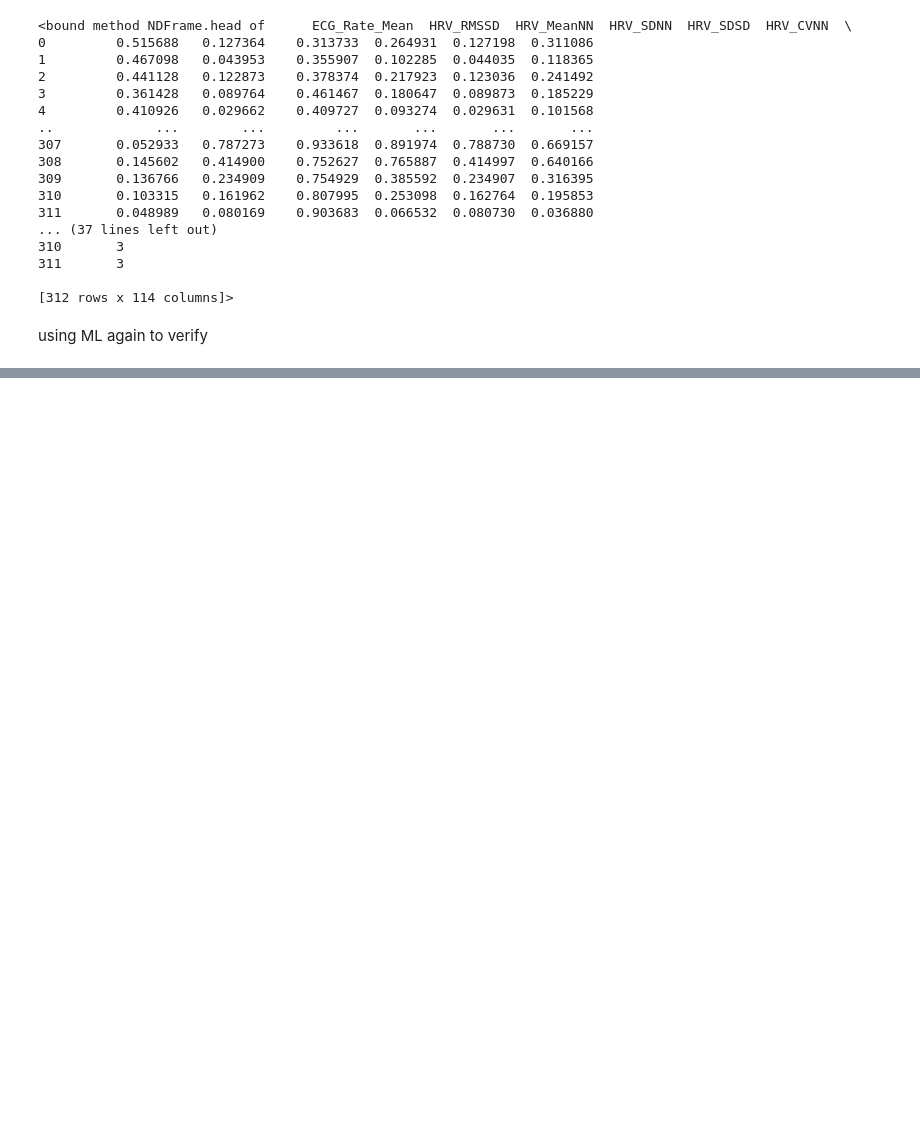
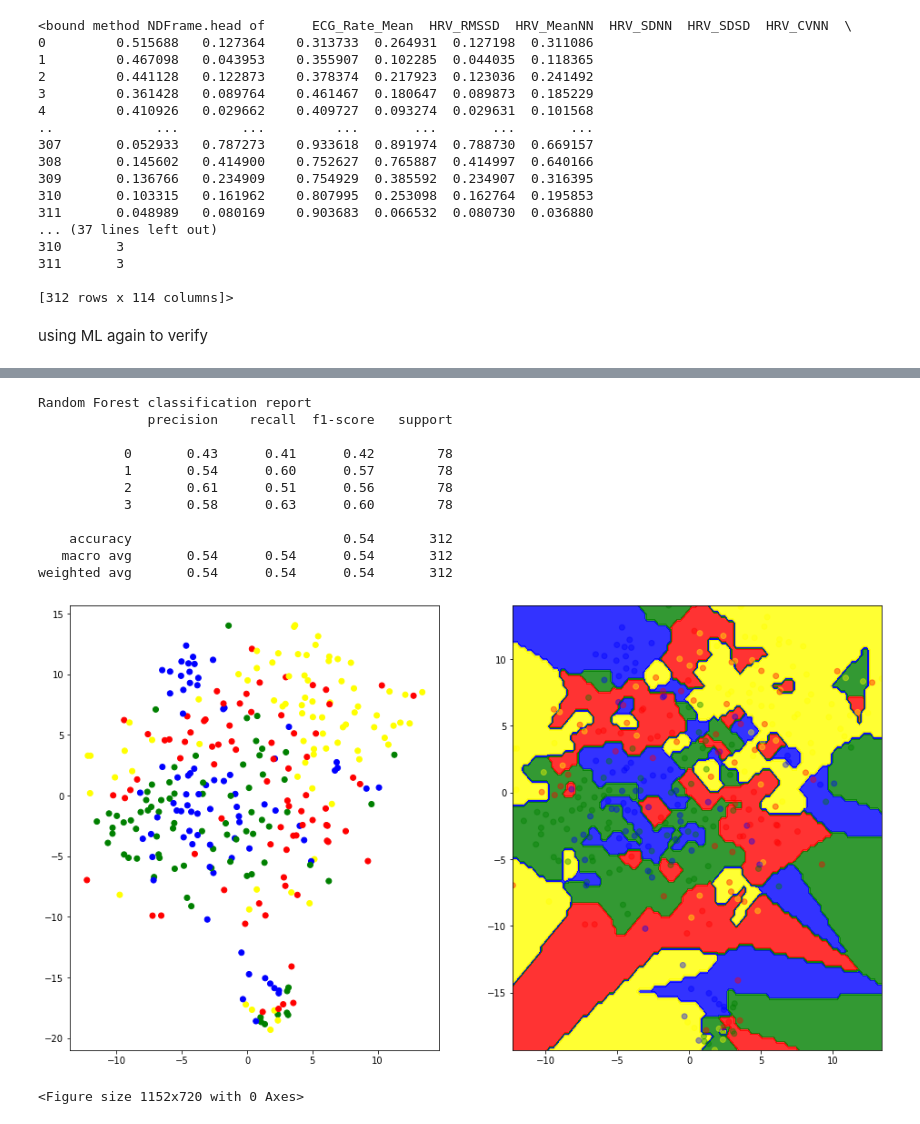
Before and after one commit to tomjefferis/CO620-Emotion-Detection-, a Jupyter notebook: mlDataTesting.ipynb, the cells around one changed output, grey strips where cells are left out. Saved outputs shown, nothing was run; the diff lists cells and outputs as text; code cells hidden in the pictures; blank space fills up the shorter version.

```diff
--- a/mlDataTesting.ipynb
+++ b/mlDataTesting.ipynb
@@ -456,0 +465,56 @@ weighted avg       0.78      0.77      0.77       312
+# %%
+data = pd.read_csv('./processed_data/completeData.csv')
+
+X = data.drop('labels', axis=1)
+y = data['labels']
+
+tsne_results  = TSNE(n_components=2).fit_transform(X)
+df_subset = pd.DataFrame()
+
+df_subset['tsne-2d-one'] = tsne_results[:,0]
+df_subset['tsne-2d-two'] = tsne_results[:,1]
+df_subset['tsne-2d-lab'] = y
+
+fig, axs = plt.subplots(1,2)
+
+plt.figure(figsize=(16,10))
+colors = ['red','green','blue','yellow']
+axs[0].scatter(df_subset['tsne-2d-one'],df_subset['tsne-2d-two'],c=y,cmap=matplotlib.colors.ListedColormap(colors))
+
+#x = df_subset.drop(['tsne-2d-lab'],axis=1)
+
+rfc = RandomForestClassifier()
+y_pred = cross_val_predict(rfc, x,y, cv=10)
+print("Random Forest classification report")
+print(classification_report(y, y_pred))
+
+
+# create meshgrid
+resolution = 100 # 100x100 background pixels
+X2d_xmin, X2d_xmax = np.min(tsne_results[:,0]), np.max(tsne_results[:,0])
+X2d_ymin, X2d_ymax = np.min(tsne_results[:,1]), np.max(tsne_results[:,1])
+xx, yy = np.meshgrid(np.linspace(X2d_xmin, X2d_xmax, resolution), np.linspace(X2d_ymin, X2d_ymax, resolution))
+
+# approximate Voronoi tesselation on resolution x resolution grid using 1-NN
+background_model = KNeighborsClassifier(n_neighbors=1).fit(tsne_results, y_pred)
+voronoiBackground = background_model.predict(np.c_[xx.ravel(), yy.ravel()])
+voronoiBackground = voronoiBackground.reshape((resolution, resolution))
+
+#plot
+axs[1].contourf(xx, yy, voronoiBackground,cmap=matplotlib.colors.ListedColormap(colors),alpha = 0.8)
+axs[1].scatter(tsne_results[:,0], tsne_results[:,1], c=y,cmap=matplotlib.colors.ListedColormap(colors),alpha = 0.4)
+plt.show()
+# %% [output]
+Random Forest classification report
+              precision    recall  f1-score   support
+
+           0       0.43      0.41      0.42        78
+           1       0.54      0.60      0.57        78
+           2       0.61      0.51      0.56        78
+           3       0.58      0.63      0.60        78
+
+    accuracy                           0.54       312
+   macro avg       0.54      0.54      0.54       312
+weighted avg       0.54      0.54      0.54       312
+[figure, added]
+<Figure size 1152x720 with 0 Axes>
```
Also changed, not shown: parts of 11 cells of this notebook, 19 other files.
